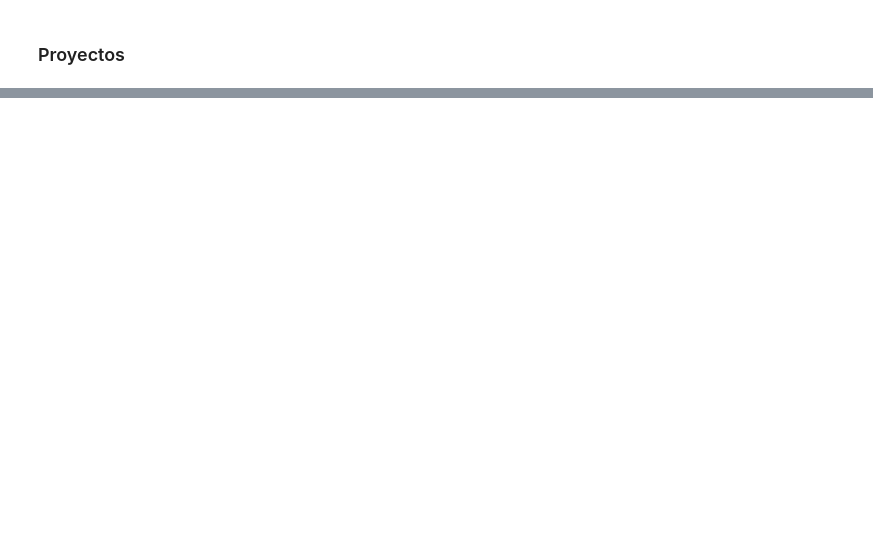
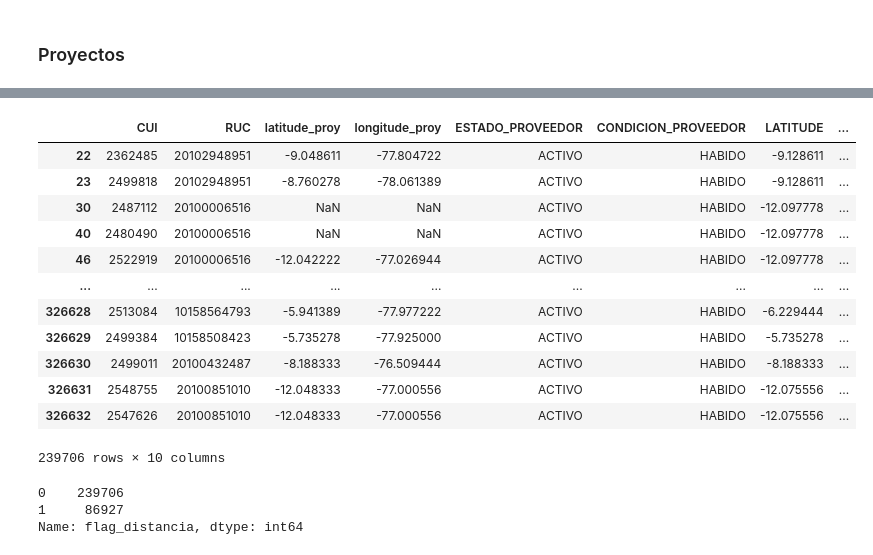
Before and after one commit to HaroldEnrique/Hackaton-CGR, a Jupyter notebook: notebooks/eda.ipynb, the cells around one changed output, grey strips where cells are left out. Drawn from its saved outputs; the diff is of its cells as text; code cells hidden in the pictures; blank space fills up the shorter version.

```diff
--- a/notebooks/eda.ipynb
+++ b/notebooks/eda.ipynb
@@ -259,0 +86,5 @@ Name: count, dtype: int64
+# %%
+path_consulta_avanzada = 'C:/Users/soporte/Documents/cdr/data/07_DS_PROYECTOS DE INVERSION/consulta_avanzada.csv'
+df_consulta_avanzada = pd.read_csv(path_consulta_avanzada,
+                                   dtype={'Código único de inversión':str,
+                                        'Código SNIP':str,'Ubigeo':str})
@@ -259,0 +158,5 @@ Name: count, dtype: int64
+# %%
+path_entidades= 'C:/Users/soporte/Documents/cdr/data/07_DS_PROYECTOS DE INVERSION/master_entidad_seace.csv'
+df_entidades = pd.read_csv(path_entidades, dtype={'CENT_RUC':str})
+df_entidades.drop(columns=['STD_DIF_PUB_ADJU', 'STD_PORC_ADJ_PROVEEDOR','CENT_NOMBRE', 'NOMBRE_DEPARTAMENTO', 'NOMBRE_PROVINCIA',
+       'NOMBRE_DISTRITO'], inplace=True)
@@ -259,0 +313,33 @@ Name: count, dtype: int64
+# %%
+path_proveedores_inversión= 'C:/Users/soporte/Documents/cdr/data/07_DS_PROYECTOS DE INVERSION/df_proveedores_1_filtrado.csv'
+
+df_proveedores_inversión = pd.read_csv(path_proveedores_inversión, dtype={'PROD_PROY':str, 'RUC':str})
+df_proveedores_inversión=df_proveedores_inversión.loc[:,['PROD_PROY','RUC']]
+df_proveedores_inversión.rename(columns={'PROD_PROY':'CUI'},inplace=True)
+df_proveedores_inversión.drop_duplicates(inplace=True)
+
+### master proveedor
+
+path_master_proveedor= 'C:/Users/soporte/Documents/cdr/data/07_DS_PROYECTOS DE INVERSION/master_proveedor.csv'
+
+
+df_master_proveedor = pd.read_csv(path_master_proveedor, dtype={'RUC_PROVEEDOR':str})
+df_master_proveedor=df_master_proveedor.loc[:,['RUC_PROVEEDOR','ESTADO_PROVEEDOR','CONDICION_PROVEEDOR','LATITUDE','LONGITUDE']]
+df_master_proveedor.rename(columns={'RUC_PROVEEDOR':'RUC'},inplace=True)
+
+df_proveedor= df_proveedores_inversión.merge(df_proyectos_indicadores, how='inner', on='CUI')
+df_proveedor=df_proveedor.loc[:, ['CUI','RUC', 'latitude_proy','longitude_proy']].merge(df_master_proveedor, how='inner', on='RUC')
+df_proveedor['distancia_proveedor'] = df_proveedor.apply(lambda row: euclidean_distance(row['latitude_proy'], row['longitude_proy'],
+                                                         row['LATITUDE'], row['LONGITUDE']), axis=1)
+umbral_km=100
+df_proveedor['flag_distancia'] = (df_proveedor['distancia_proveedor'] >= umbral_km).astype(int)
+df_proveedor=df_proveedor.loc[:,['CUI','RUC','ESTADO_PROVEEDOR','CONDICION_PROVEEDOR','distancia_proveedor','flag_distancia']]
+
+df_proveedor = df_proveedor.groupby('CUI').agg(
+    nro_proveedores=('RUC', 'nunique'),
+    porc_sin_actividad=('ESTADO_PROVEEDOR', lambda x: (x != 'ACTIVO').mean() * 100),
+    porc_sin_no_habido=('CONDICION_PROVEEDOR', lambda x: (x != 'HABIDO').mean() * 100),
+    promedio_distancias=('distancia_proveedor', 'mean'),
+    porc_proveedor_cercano=('flag_distancia', lambda x: (x == 0).mean() * 100)
+)
+df_proveedor.reset_index(inplace=True)
@@ -259,0 +730,22 @@ Name: count, dtype: int64
+# %%
+df_proveedor.loc[df_proveedor.flag_distancia==0]
+# %% [output]
+|  | CUI | RUC | latitude_proy | longitude_proy | ESTADO_PROVEEDOR | CONDICION_PROVEEDOR | LATITUDE | ... |
+| 22 | 2362485 | 20102948951 | -9.048611 | -77.804722 | ACTIVO | HABIDO | -9.128611 | ... |
+| 23 | 2499818 | 20102948951 | -8.760278 | -78.061389 | ACTIVO | HABIDO | -9.128611 | ... |
+| 30 | 2487112 | 20100006516 | NaN | NaN | ACTIVO | HABIDO | -12.097778 | ... |
+| 40 | 2480490 | 20100006516 | NaN | NaN | ACTIVO | HABIDO | -12.097778 | ... |
+| 46 | 2522919 | 20100006516 | -12.042222 | -77.026944 | ACTIVO | HABIDO | -12.097778 | ... |
+| ... | ... | ... | ... | ... | ... | ... | ... | ... |
+| 326628 | 2513084 | 10158564793 | -5.941389 | -77.977222 | ACTIVO | HABIDO | -6.229444 | ... |
+| 326629 | 2499384 | 10158508423 | -5.735278 | -77.925000 | ACTIVO | HABIDO | -5.735278 | ... |
+| 326630 | 2499011 | 20100432487 | -8.188333 | -76.509444 | ACTIVO | HABIDO | -8.188333 | ... |
+| 326631 | 2548755 | 20100851010 | -12.048333 | -77.000556 | ACTIVO | HABIDO | -12.075556 | ... |
+| 326632 | 2547626 | 20100851010 | -12.048333 | -77.000556 | ACTIVO | HABIDO | -12.075556 | ... |
+239706 rows × 10 columns
+# %%
+df_proveedor.flag_distancia.value_counts()
+# %% [output]
+0    239706
+1     86927
+Name: flag_distancia, dtype: int64
```
Also changed, not shown: parts of 82 cells of this notebook.
